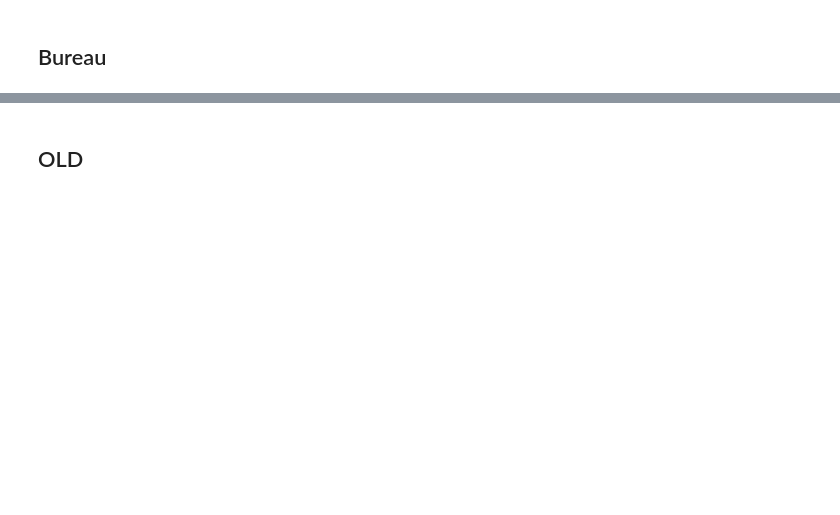
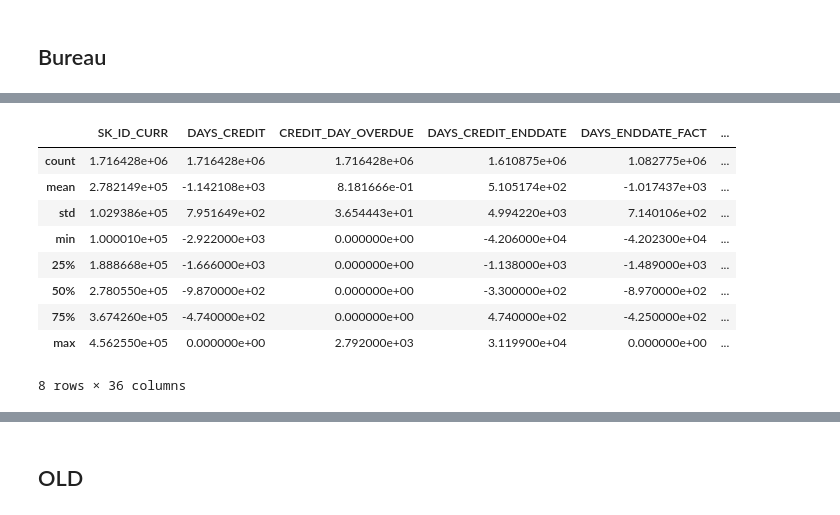
Before and after one commit to jack89roberts/kaggle-home-credit-default-risk, a Jupyter notebook: bureau.ipynb, the cells around one changed output, grey strips where cells are left out. Drawn from its saved outputs; the diff is of its cells as text; code cells hidden in the pictures; blank space fills up the shorter version.

```diff
--- a/bureau.ipynb
+++ b/bureau.ipynb
@@ -140,11 +202,22 @@ df_bureau['CREDIT_TYPE'] = df_bureau['CREDIT_TYPE'].replace({'Another type of lo
 # %%
 # convert all categoricals to dummies
 numeric_cols = [col for col in df_bureau.columns if df_bureau[col].dtype is not 'object']
 df_bureau = pd.get_dummies(df_bureau,columns=['CREDIT_CURRENCY','CREDIT_TYPE'])
 
 exclude_cols = ['SK_ID_CURR','CREDIT_ACTIVE']
-dummy_cols = [col for col in df_bureau.columns if col not in numeric_cols and not in exclude_cols]
-numeric_cols = [col for col in df_bureau.columns if col not in dummy_cols and not in exclude_cols]
+dummy_cols = [col for col in df_bureau.columns if col not in numeric_cols and col not in exclude_cols]
+numeric_cols = [col for col in df_bureau.columns if col not in dummy_cols and col not in exclude_cols]
 
 df_bureau.describe()
+# %% [output]
+|  | SK_ID_CURR | DAYS_CREDIT | CREDIT_DAY_OVERDUE | DAYS_CREDIT_ENDDATE | DAYS_ENDDATE_FACT | ... |
+| count | 1.716428e+06 | 1.716428e+06 | 1.716428e+06 | 1.610875e+06 | 1.082775e+06 | ... |
+| mean | 2.782149e+05 | -1.142108e+03 | 8.181666e-01 | 5.105174e+02 | -1.017437e+03 | ... |
+| std | 1.029386e+05 | 7.951649e+02 | 3.654443e+01 | 4.994220e+03 | 7.140106e+02 | ... |
+| min | 1.000010e+05 | -2.922000e+03 | 0.000000e+00 | -4.206000e+04 | -4.202300e+04 | ... |
+| 25% | 1.888668e+05 | -1.666000e+03 | 0.000000e+00 | -1.138000e+03 | -1.489000e+03 | ... |
+| 50% | 2.780550e+05 | -9.870000e+02 | 0.000000e+00 | -3.300000e+02 | -8.970000e+02 | ... |
+| 75% | 3.674260e+05 | -4.740000e+02 | 0.000000e+00 | 4.740000e+02 | -4.250000e+02 | ... |
+| max | 4.562550e+05 | 0.000000e+00 | 2.792000e+03 | 3.119900e+04 | 0.000000e+00 | ... |
+8 rows × 36 columns
 # %%
```
Also changed, not shown: parts of 10 cells of this notebook.
